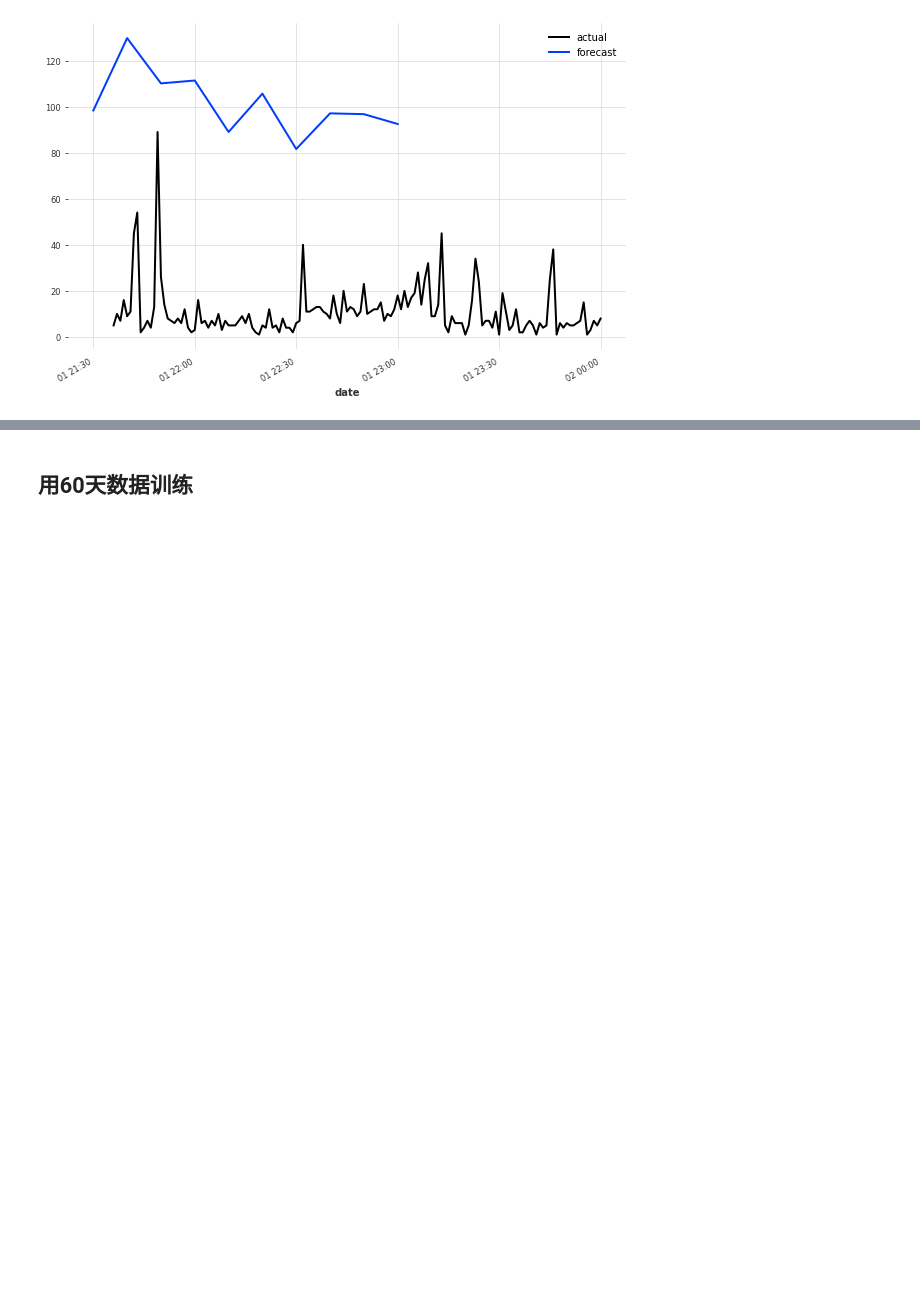
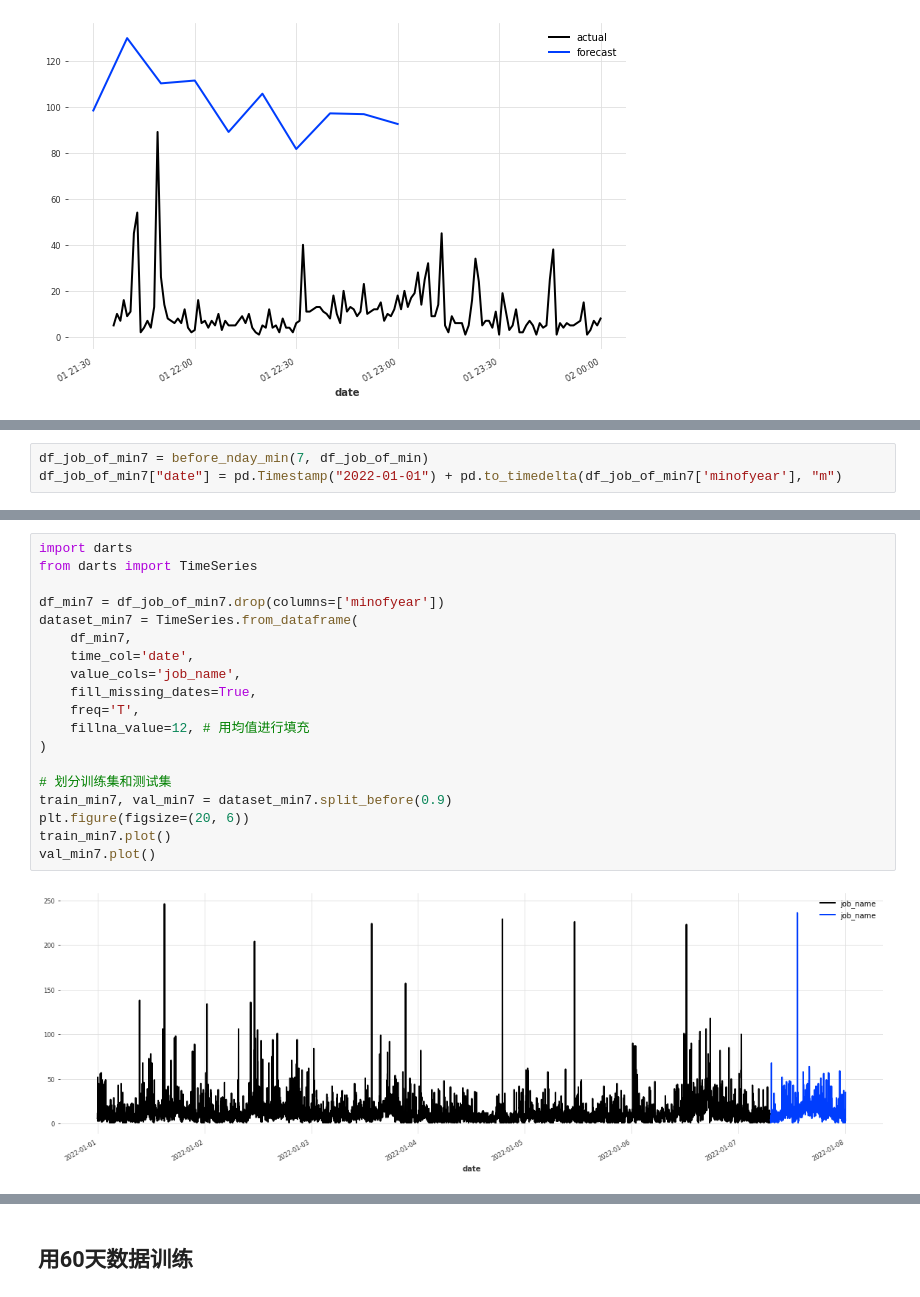
Before and after one commit to lizonglingo/clusterdate-trace-alibaba, a Jupyter notebook: gpu_claster/darts/N-BEATS.ipynb, the cells around one changed output, grey strips where cells are left out. Saved outputs shown, nothing was run; the diff lists cells and outputs as text; blank space fills up the shorter version.

```diff
--- a/gpu_claster/darts/N-BEATS.ipynb
+++ b/gpu_claster/darts/N-BEATS.ipynb
@@ -458,0 +461,3 @@ pred.plot(label="forecast")
+# %%
+df_job_of_min7 = before_nday_min(7, df_job_of_min)
+df_job_of_min7["date"] = pd.Timestamp("2022-01-01") + pd.to_timedelta(df_job_of_min7['minofyear'], "m")
@@ -458,0 +498,21 @@ pred.plot(label="forecast")
+# %%
+import darts
+from darts import TimeSeries
+
+df_min7 = df_job_of_min7.drop(columns=['minofyear'])
+dataset_min7 = TimeSeries.from_dataframe(
+    df_min7,
+    time_col='date',
+    value_cols='job_name',
+    fill_missing_dates=True,
+    freq='T',
+    fillna_value=12, # 用均值进行填充
+)
+
+# 划分训练集和测试集
+train_min7, val_min7 = dataset_min7.split_before(0.9)
+plt.figure(figsize=(20, 6))
+train_min7.plot()
+val_min7.plot()
+# %% [output]
+[figure, added]
```
Also changed, not shown: parts of 11 cells of this notebook, 1 other file.
